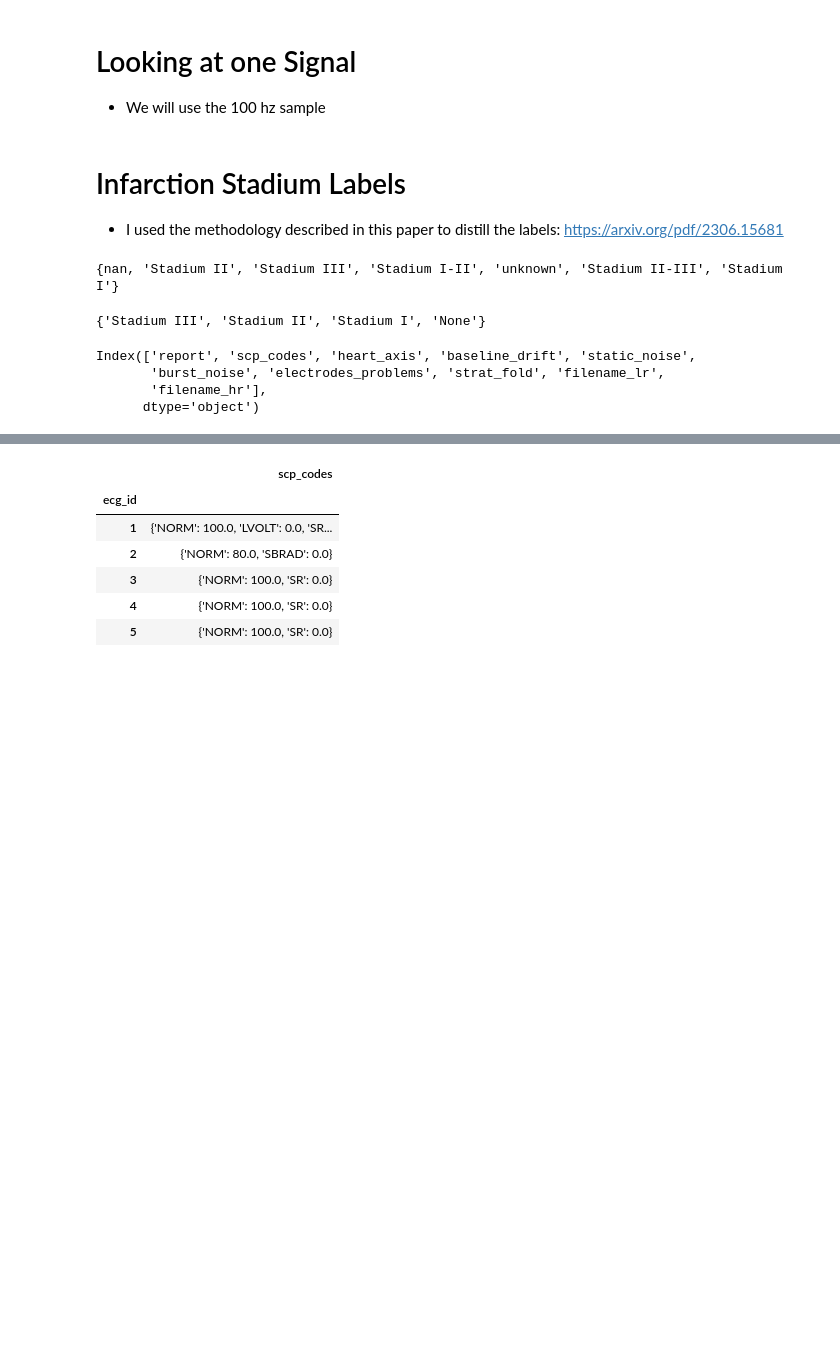
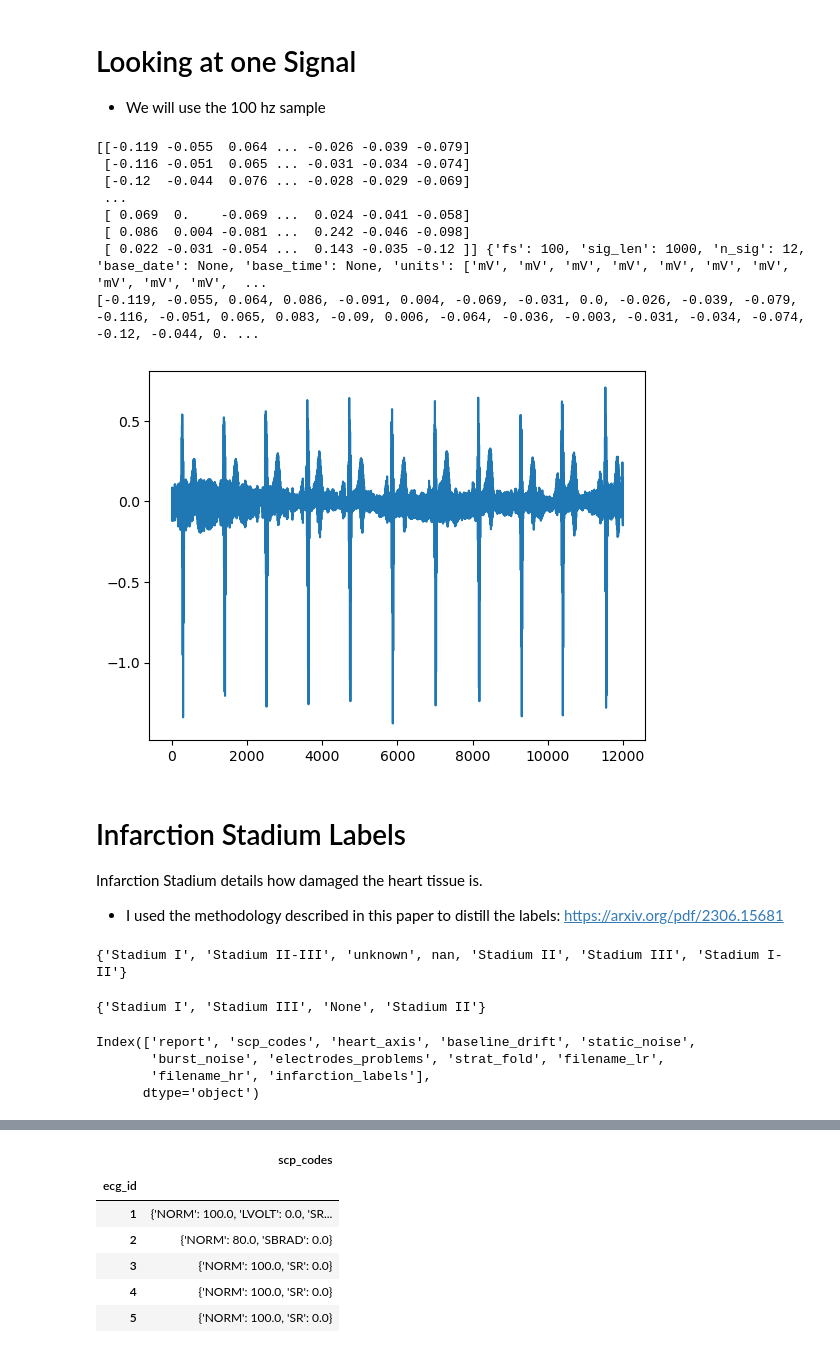
Before and after one commit to r-butl/ECGSignalClassifer, a Jupyter notebook: PTBXLR-dataset-analysis.ipynb, the cells around one changed output, grey strips where cells are left out. Saved outputs shown, nothing was run; the diff lists cells and outputs as text; code cells hidden in the pictures; blank space fills up the shorter version.

```diff
--- a/PTBXLR-dataset-analysis.ipynb
+++ b/PTBXLR-dataset-analysis.ipynb
@@ -14,8 +16,8 @@ Given a 12 lead ECG system, classify the infarction stadium level.
 * Next, train a neural network to identify the infarction stadium (IS) using the 12 lead signal information with an additional layer than indicates what type of noise is in the signal for each lead.
 * In Production, each lead is passed through the noise detection NN to detect noise. That information is then passed to the IS neural network with the signals to make a classification.
 # %%
-root_directory_path = '/home/lucas/Desktop/programming/classwork/Senior_project/project/data/'
-sig_database = pd.read_csv(root_directory_path+'ptbxl_database.csv', index_col='ecg_id')
+root_directory_path = '/home/complukter/Desktop/PTBXL-data'
+sig_database = pd.read_csv(os.path.join(root_directory_path, 'ptbxl_database.csv'), index_col='ecg_id')
 sig_database.columns
 # %% [output]
 Index(['patient_id', 'age', 'sex', 'height', 'weight', 'nurse', 'site',
@@ -44,6 +46,25 @@ Index(['report', 'scp_codes', 'heart_axis', 'infarction_stadium1',
 # %%
 def load_one_sample(path):
     data = wfdb.rdsamp(path)
-    signals = data[0]
+    signals = np.asmatrix(data[0])
     meta = data[1]
     return signals, meta
+
+one_sample = sig_database.iloc[0]
+file_path = one_sample['filename_lr']
+signals, meta = load_one_sample(os.path.join(root_directory_path, file_path))
+print(signals, meta)
+signal = signals.flatten().tolist()[0]
+print(signal)
+plt.plot(range(len(signal)), signal)
+plt.show()
+# %% [output]
+[[-0.119 -0.055  0.064 ... -0.026 -0.039 -0.079]
+ [-0.116 -0.051  0.065 ... -0.031 -0.034 -0.074]
+ [-0.12  -0.044  0.076 ... -0.028 -0.029 -0.069]
+ ...
+ [ 0.069  0.    -0.069 ...  0.024 -0.041 -0.058]
+ [ 0.086  0.004 -0.081 ...  0.242 -0.046 -0.098]
+ [ 0.022 -0.031 -0.054 ...  0.143 -0.035 -0.12 ]] {'fs': 100, 'sig_len': 1000, 'n_sig': 12, 'base_date': None, 'base_time': None, 'units': ['mV', 'mV', 'mV', 'mV', 'mV', 'mV', 'mV', 'mV', 'mV', 'mV',  ...
+[-0.119, -0.055, 0.064, 0.086, -0.091, 0.004, -0.069, -0.031, 0.0, -0.026, -0.039, -0.079, -0.116, -0.051, 0.065, 0.083, -0.09, 0.006, -0.064, -0.036, -0.003, -0.031, -0.034, -0.074, -0.12, -0.044, 0. ...
+[figure, added]
@@ -54,11 +71,12 @@ signals, meta = load_one_sample(root_directory_path + file_path)
 # %% [markdown]
 # Infarction Stadium Labels
+Infarction Stadium details how damaged the heart tissue is.
 * I used the methodology described in this paper to distill the labels: https://arxiv.org/pdf/2306.15681
 # %%
 infarction_labels = sig_database['infarction_stadium1']
 print(set(infarction_labels))
 # %% [output]
-{nan, 'Stadium II', 'Stadium III', 'Stadium I-II', 'unknown', 'Stadium II-III', 'Stadium I'}
+{'Stadium I', 'Stadium II-III', 'unknown', nan, 'Stadium II', 'Stadium III', 'Stadium I-II'}
 # %%
 def fix_infarction_label(label):
     if pd.isna(label) or label == "unknown":
@@ -72,15 +90,16 @@ def fix_infarction_label(label):
 infarction_labels = infarction_labels.apply(lambda x: fix_infarction_label(x))
 print(set(infarction_labels))
 # %% [output]
-{'Stadium III', 'Stadium II', 'Stadium I', 'None'}
+{'Stadium I', 'Stadium III', 'None', 'Stadium II'}
 # %%
 sig_database = sig_database.drop(
     ['infarction_stadium1', 'infarction_stadium2'],
     axis=1  # Drop columns
 )
+sig_database['infarction_labels'] = infarction_labels
 sig_database.columns
 # %% [output]
 Index(['report', 'scp_codes', 'heart_axis', 'baseline_drift', 'static_noise',
        'burst_noise', 'electrodes_problems', 'strat_fold', 'filename_lr',
-       'filename_hr'],
+       'filename_hr', 'infarction_labels'],
       dtype='object')
```
Also changed, not shown: parts of 14 cells of this notebook, 1 other file.
